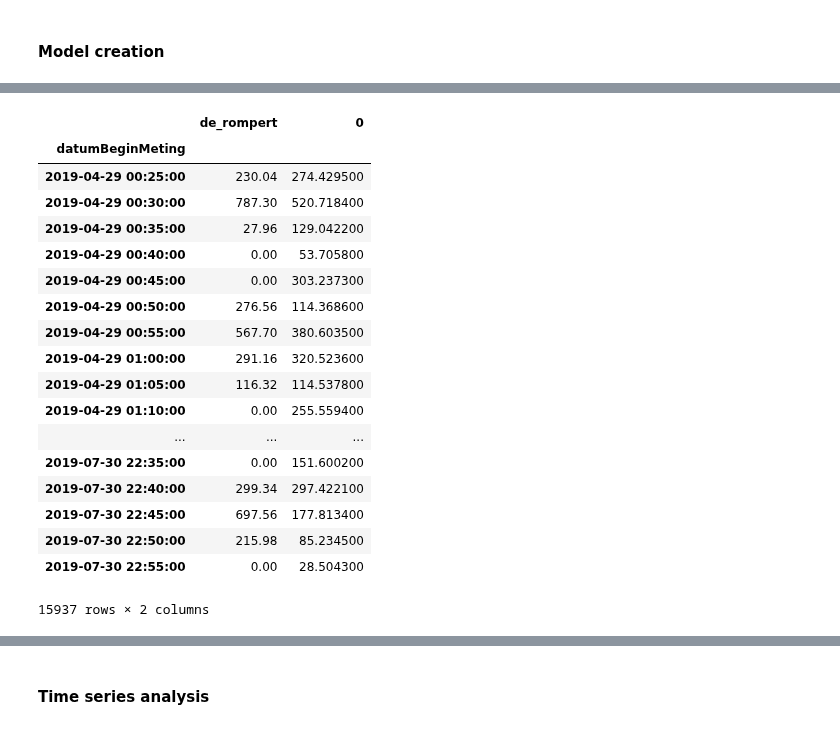
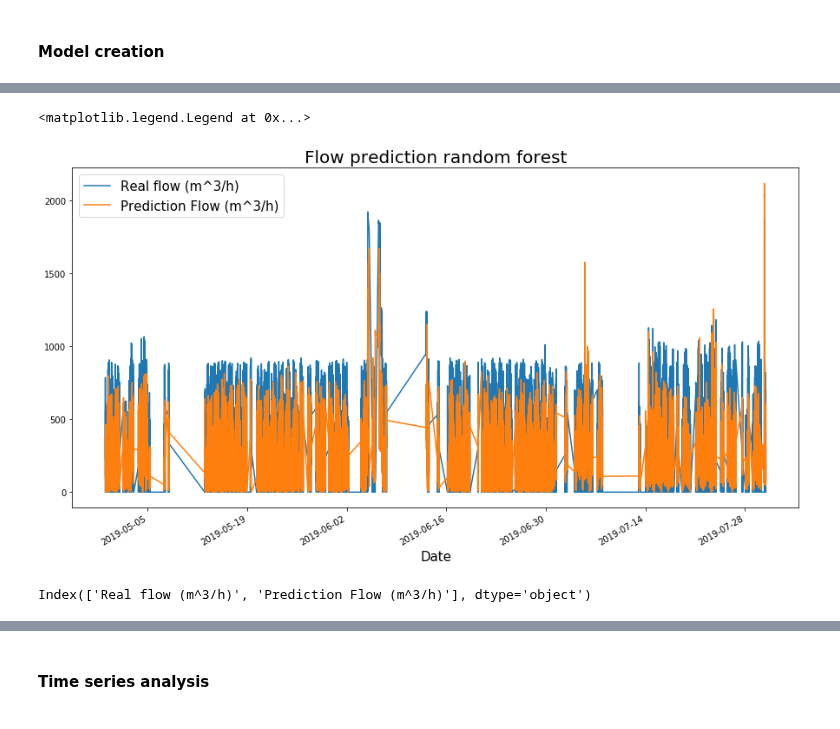
Before and after one commit to Trezorro/waterschap-datachallenge, a Jupyter notebook: Flow analysis 24-09.ipynb, the cells around one changed output, grey strips where cells are left out. Drawn from its saved outputs; the diff is of its cells as text; code cells hidden in the pictures.

```diff
--- a/Flow analysis 24-09.ipynb
+++ b/Flow analysis 24-09.ipynb
@@ -195,7 +196,7 @@ y_train = y.iloc[:round(0.8*len(y))]
 X_test = X.iloc[round(0.8*len(X)):,:]
 y_test = y.iloc[round(0.8*len(y)):]
 # %%
-RF_Model = RandomForestRegressor(n_estimators=200, max_features=1, oob_score=True)
+RF_Model = RandomForestRegressor(n_estimators=200, max_features=34, oob_score=True)
 # %%
 labels = y_train#[:, None]
 features = X_train
@@ -219,27 +205,17 @@ DatetimeIndex(['2019-04-29 00:25:00', '2019-04-29 00:30:00',
 # %%
 X_test_predict2 = rgr.predict(X_test)
-validation = pd.DataFrame(X_test_predict2, y_test).reset_index()
+validation = pd.DataFrame(X_test_predict2, y_test).reset_index().rename(columns = {'de_rompert':'Real flow (m^3/h)', 0:'Prediction Flow (m^3/h)'})
 
 validation = validation.set_index(X_test.index)
+# %%
+ax = validation.plot(figsize=(15,8))
+ax.set_title('Flow prediction random forest', size = 20)
+ax.set_xlabel('Date', size = 15)
+ax.legend(prop={'size': 15})
+# %% [output]
+<matplotlib.legend.Legend at 0x...>
+[figure, added]
 # %%
-validation
+validation.columns
 # %% [output]
-|  | de_rompert | 0 |
-| datumBeginMeting |  |  |
-| 2019-04-29 00:25:00 | 230.04 | 274.429500 |
-| 2019-04-29 00:30:00 | 787.30 | 520.718400 |
-| 2019-04-29 00:35:00 | 27.96 | 129.042200 |
-| 2019-04-29 00:40:00 | 0.00 | 53.705800 |
-| 2019-04-29 00:45:00 | 0.00 | 303.237300 |
-| 2019-04-29 00:50:00 | 276.56 | 114.368600 |
-| 2019-04-29 00:55:00 | 567.70 | 380.603500 |
-| 2019-04-29 01:00:00 | 291.16 | 320.523600 |
-| 2019-04-29 01:05:00 | 116.32 | 114.537800 |
-| 2019-04-29 01:10:00 | 0.00 | 255.559400 |
-| ... | ... | ... |
-| 2019-07-30 22:35:00 | 0.00 | 151.600200 |
-| 2019-07-30 22:40:00 | 299.34 | 297.422100 |
-| 2019-07-30 22:45:00 | 697.56 | 177.813400 |
-| 2019-07-30 22:50:00 | 215.98 | 85.234500 |
-| 2019-07-30 22:55:00 | 0.00 | 28.504300 |
-15937 rows × 2 columns
+Index(['Real flow (m^3/h)', 'Prediction Flow (m^3/h)'], dtype='object')
```
Also changed, not shown: parts of 7 cells of this notebook.
